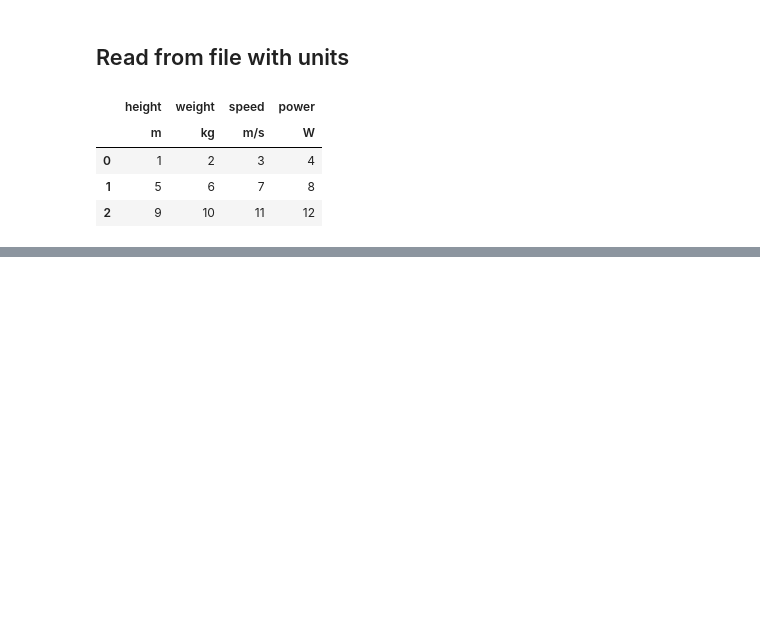
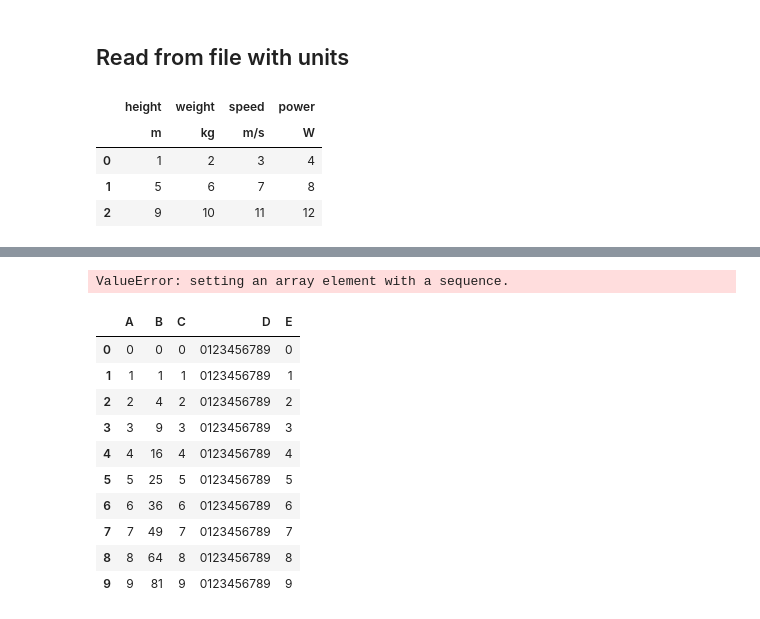
Before and after one commit to mocquin/physipandas, a Jupyter notebook: docs/Accessors dataframe.ipynb, the cells around one changed output, grey strips where cells are left out. Drawn from its saved outputs; the diff is of its cells as text; code cells hidden in the pictures; blank space fills up the shorter version.

```diff
--- a/docs/Accessors dataframe.ipynb
+++ b/docs/Accessors dataframe.ipynb
@@ -113,3 +113,7 @@ df
 | 0 | 1 | 2 | 3 | 4 |
 | 1 | 5 | 6 | 7 | 8 |
 | 2 | 9 | 10 | 11 | 12 |
+# %%
+import pandas as pd
+q = np.arange(10)*m
+s = pd.Series(q, dtype='physipy[m]')
@@ -115,0 +135,24 @@ df
+# %%
+def test_describe():
+    df = pd.DataFrame({'A':s, 'B':s**2, 'C':np.arange(len(s)), 'D':"0123456789"})
+    df.describe()
+
+test_describe()
+# %% [output]
+ValueError: setting an array element with a sequence.
+# %%
+kg = units['kg']
+df = pd.DataFrame({'A':s, 'B':s**2, 'C':np.arange(len(s)), 'D':"0123456789", 'E': pd.Series(np.arange(10)*kg, dtype='physipy[kg]')})
+df
+# %% [output]
+|  | A | B | C | D | E |
+| 0 | 0 | 0 | 0 | 0123456789 | 0 |
+| 1 | 1 | 1 | 1 | 0123456789 | 1 |
+| 2 | 2 | 4 | 2 | 0123456789 | 2 |
+| 3 | 3 | 9 | 3 | 0123456789 | 3 |
+| 4 | 4 | 16 | 4 | 0123456789 | 4 |
+| 5 | 5 | 25 | 5 | 0123456789 | 5 |
+| 6 | 6 | 36 | 6 | 0123456789 | 6 |
+| 7 | 7 | 49 | 7 | 0123456789 | 7 |
+| 8 | 8 | 64 | 8 | 0123456789 | 8 |
+| 9 | 9 | 81 | 9 | 0123456789 | 9 |
```
Also changed, not shown: parts of 7 cells of this notebook, 6 other files.
